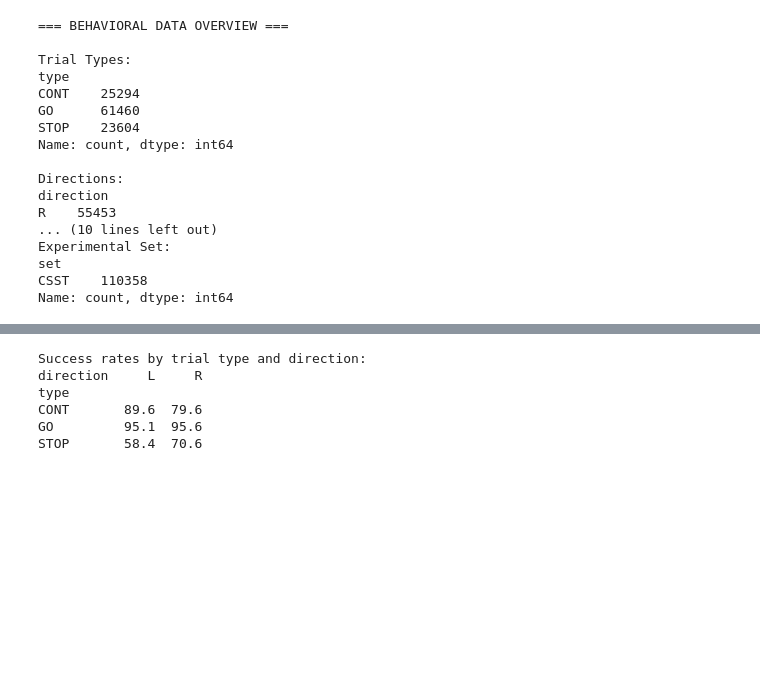
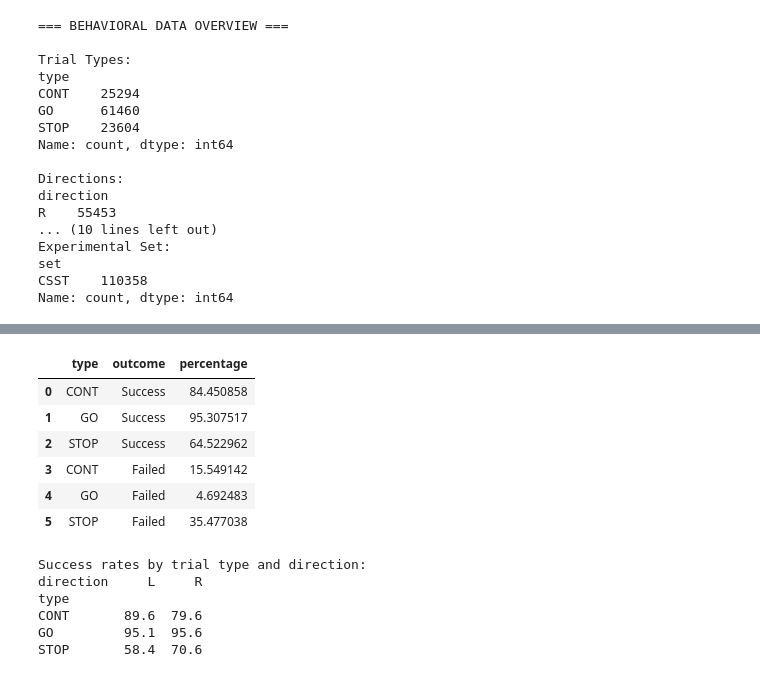
Before and after one commit to barrackHa/Population-Analysis, a Jupyter notebook: exploratory_data_analysis/behavioral_eda.ipynb, the cells around one changed output, grey strips where cells are left out. Cells and saved outputs as stored; diff of their text form; code cells hidden in the pictures; blank space fills up the shorter version.

```diff
--- a/exploratory_data_analysis/behavioral_eda.ipynb
+++ b/exploratory_data_analysis/behavioral_eda.ipynb
@@ -171,9 +186,11 @@ plot2 = trial_pct_melted.hvplot.bar(
     ylabel='Percentage of Trials',
     width=600, height=400,
     color=['#2E8B57', '#CD5C5C'],
-    legend='top_right',
+    legend='top',
     ylim=(0, 100)
 )
 
 plot2
+trial_pct
+trial_pct_melted
 # %% [output]
@@ -181,3 +197,10 @@ plot2
+|  | type | outcome | percentage |
+| 0 | CONT | Success | 84.450858 |
+| 1 | GO | Success | 95.307517 |
+| 2 | STOP | Success | 64.522962 |
+| 3 | CONT | Failed | 15.549142 |
+| 4 | GO | Failed | 4.692483 |
+| 5 | STOP | Failed | 35.477038 |
 # %%
 
 ## Cell 5: Direction and Trial Type Interaction
```
Also changed, not shown: parts of 13 cells of this notebook.
